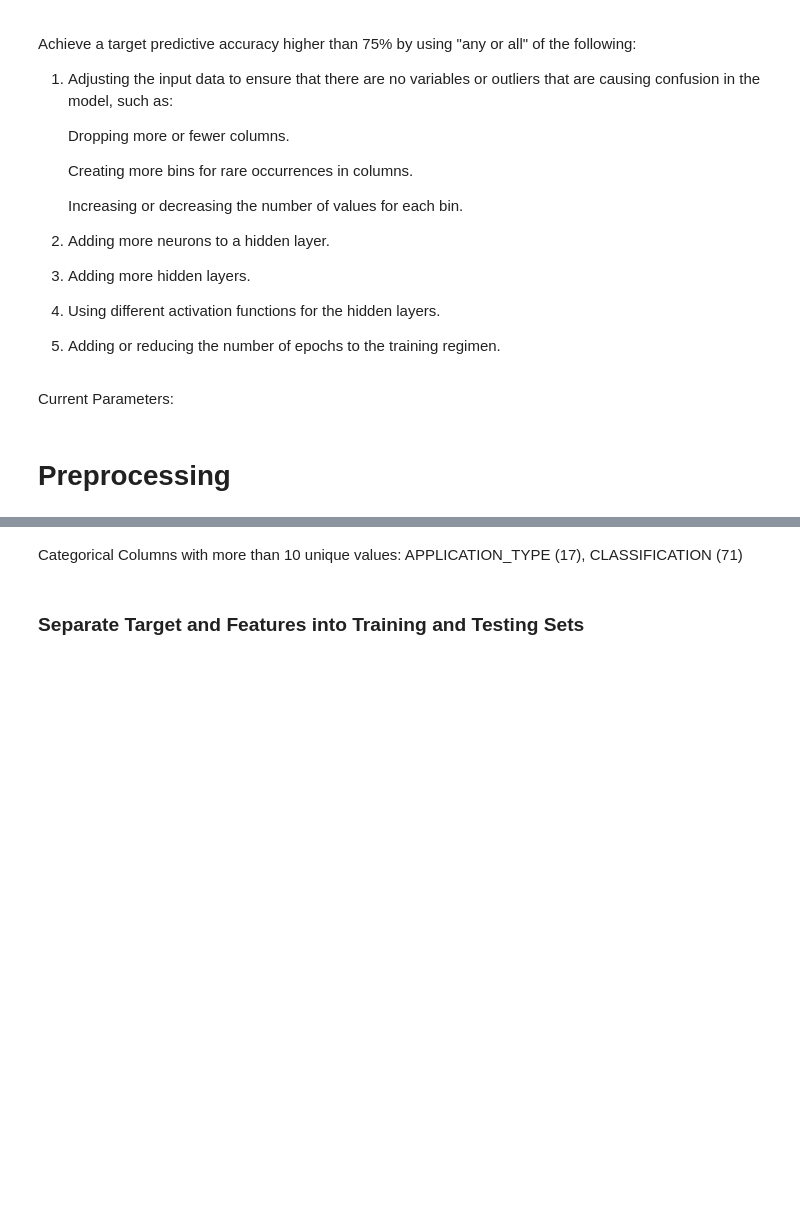
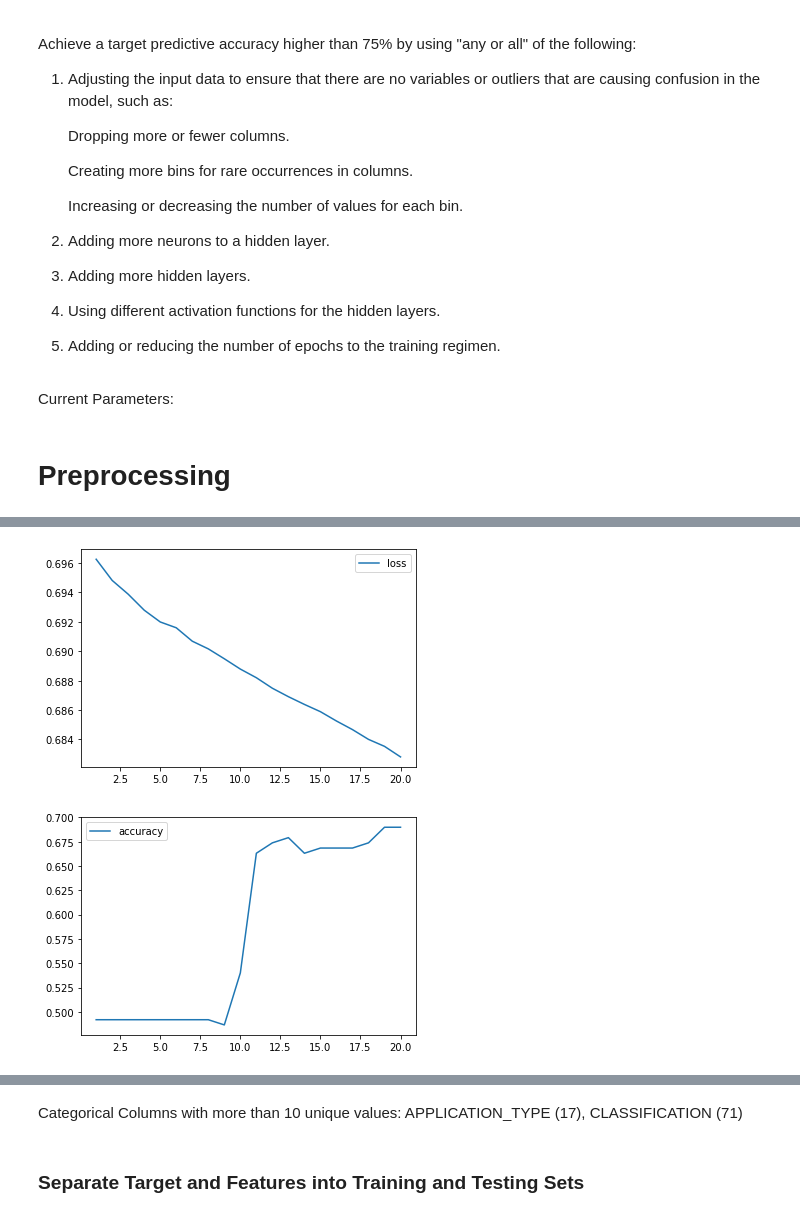
Before and after one commit to emeralddawns/NBA-Prediction-NN, a Jupyter notebook: NBA_Analysis.ipynb, the cells around one changed output, grey strips where cells are left out. Saved outputs shown, nothing was run; the diff lists cells and outputs as text; code cells hidden in the pictures; blank space fills up the shorter version.

Commit message:
MVP - minimum viable product
Basics of a model that takes in data and can give predictions.

```diff
--- a/NBA_Analysis.ipynb
+++ b/NBA_Analysis.ipynb
@@ -66,0 +255,4 @@ application_df.dtypes
+# %%
+# Convert categorical data to numeric with `pd.get_dummies`
+team_games_data_dummies = pd.get_dummies(team_games_data)
+team_games_data_dummies.shape
@@ -66,0 +312,23 @@ application_df.dtypes
+# %%
+# Define the model - deep neural net, i.e., the number of input features and hidden nodes for each layer.
+num_features = len(X_train_scaled[0])
+
+nn = tf.keras.models.Sequential()
+
+# First hidden layer
+nn.add(tf.keras.layers.Dense(units = neurons_1, activation = activation_1, input_dim = num_features))
+
+# Second hidden layer ("If Necessary")
+nn.add(tf.keras.layers.Dense(units = neurons_2, activation = activation_2))
+
+# Third hidden layer ("If Necessary")
+nn.add(tf.keras.layers.Dense(units = neurons_3, activation = activation_3))
+
+# Third hidden layer ("If Necessary")
+nn.add(tf.keras.layers.Dense(units = neurons_4, activation = activation_4))
+
+# Output layer
+nn.add(tf.keras.layers.Dense(units=1, activation = activation_outer))
+
+# Check the structure of the model
+nn.summary()
@@ -66,0 +354,6 @@ application_df.dtypes
+# %%
+# Compile the model
+nn.compile(loss="binary_crossentropy", optimizer="adam", metrics=["accuracy"])
+# %%
+# Train the model
+fit_model = nn.fit(X_train_scaled, y_train, epochs=num_epochs)
@@ -66,0 +378,13 @@ application_df.dtypes
+# %%
+# Create a DataFrame containing training history
+history_df = pd.DataFrame(fit_model.history)
+
+# Increase the index by 1 to match the number of epochs
+history_df.index += 1
+
+# Plot the loss
+history_df.plot(y="loss")
+history_df.plot(y="accuracy");
+# %% [output]
+[figure, added]
+[figure, added]
```
Also changed, not shown: parts of 43 cells of this notebook.
